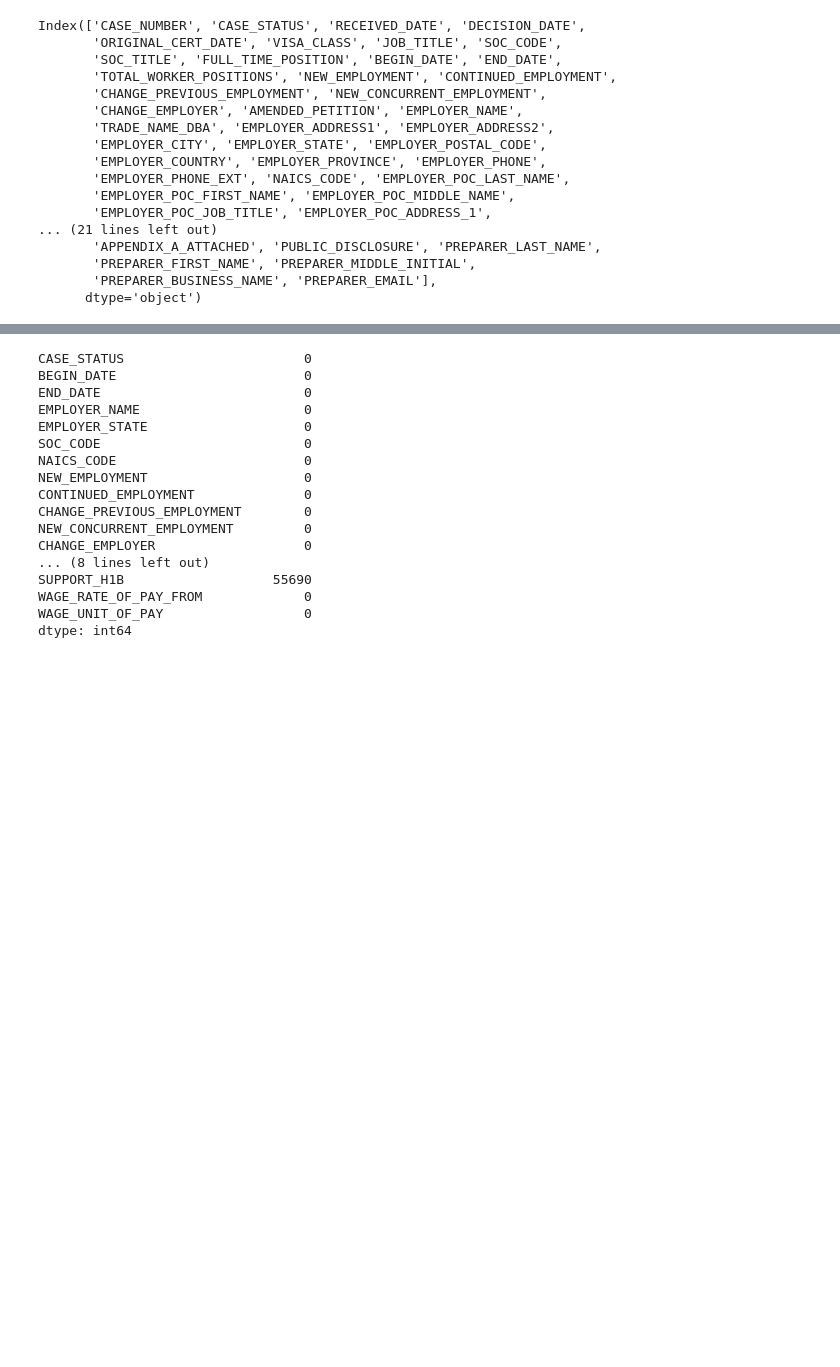
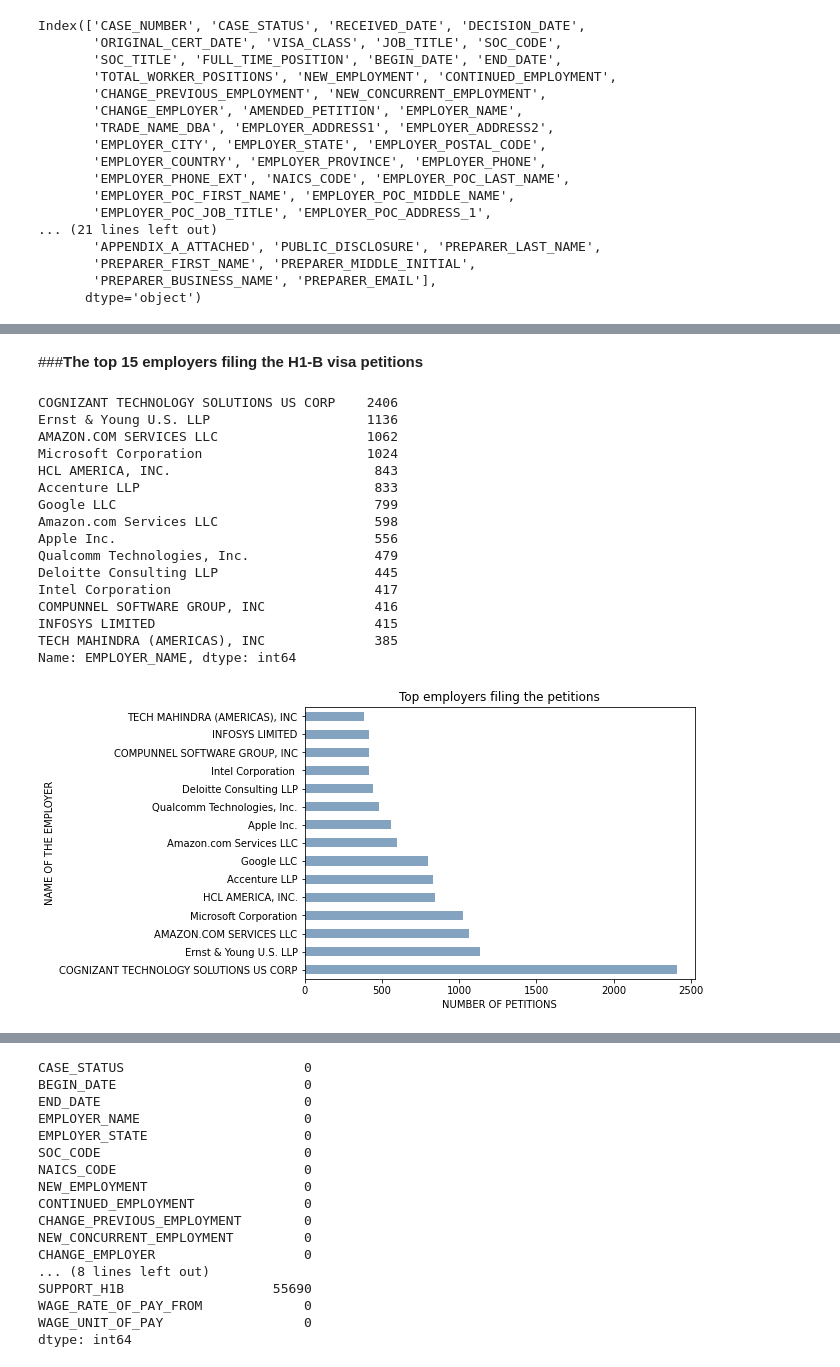
Before and after one commit to ddesai-sjsu/DataMiningFinalProject, a Jupyter notebook: H1B_Prediction.ipynb, the cells around one changed output, grey strips where cells are left out. Drawn from its saved outputs; the diff is of its cells as text; code cells hidden in the pictures; blank space fills up the shorter version.

```diff
--- a/H1B_Prediction.ipynb
+++ b/H1B_Prediction.ipynb
@@ -52,0 +135,27 @@ Index(['CASE_NUMBER', 'CASE_STATUS', 'RECEIVED_DATE', 'DECISION_DATE',
+# %% [markdown]
+###**The top 15 employers filing the H1-B visa petitions**
+# %%
+plot_status_topemp= df['EMPLOYER_NAME'].value_counts().head(15).plot.barh(title = "Top employers filing the petitions", \
+                                                                 color = (0.2, 0.4, 0.6, 0.6), figsize = (7, 5))
+plot_status_topemp.set_ylabel("NAME OF THE EMPLOYER")
+plot_status_topemp.set_xlabel("NUMBER OF PETITIONS")
+plot_status_topemp
+print(df['EMPLOYER_NAME'].value_counts().head(15))
+# %% [output]
+COGNIZANT TECHNOLOGY SOLUTIONS US CORP    2406
+Ernst & Young U.S. LLP                    1136
+AMAZON.COM SERVICES LLC                   1062
+Microsoft Corporation                     1024
+HCL AMERICA, INC.                          843
+Accenture LLP                              833
+Google LLC                                 799
+Amazon.com Services LLC                    598
+Apple Inc.                                 556
+Qualcomm Technologies, Inc.                479
+Deloitte Consulting LLP                    445
+Intel Corporation                          417
+COMPUNNEL SOFTWARE GROUP, INC              416
+INFOSYS LIMITED                            415
+TECH MAHINDRA (AMERICAS), INC              385
+Name: EMPLOYER_NAME, dtype: int64
+[figure, added]
```
Also changed, not shown: parts of 31 cells of this notebook.
